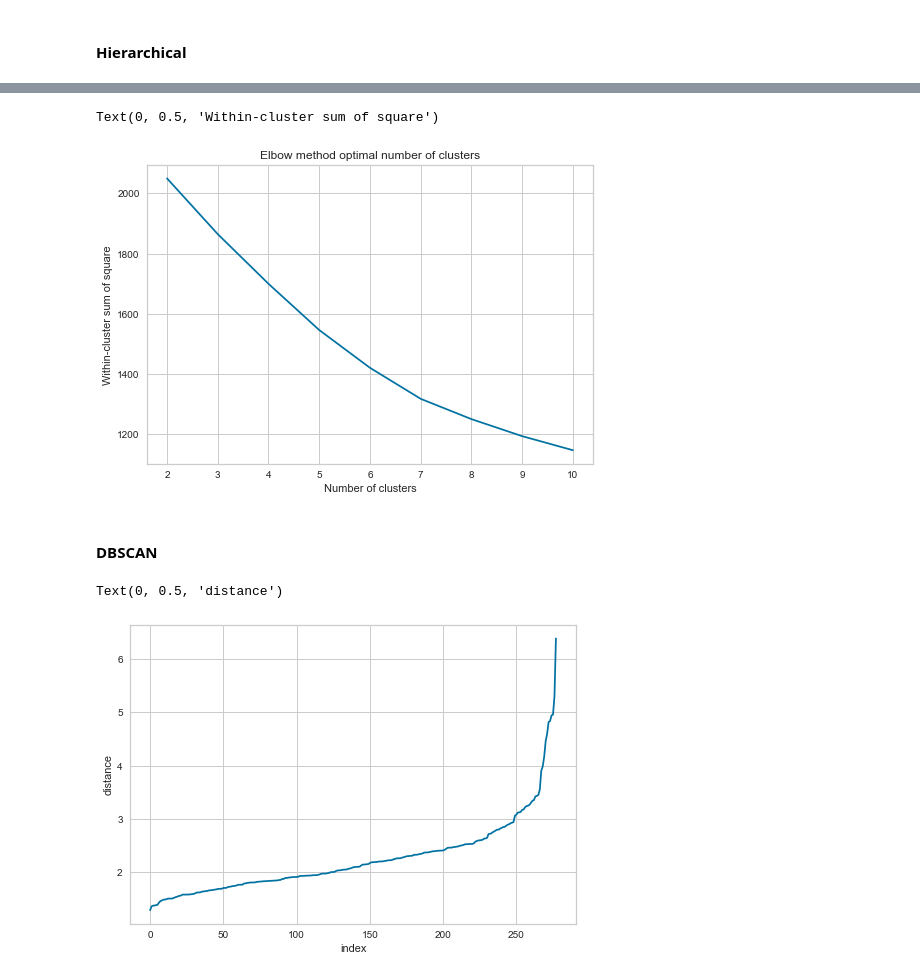
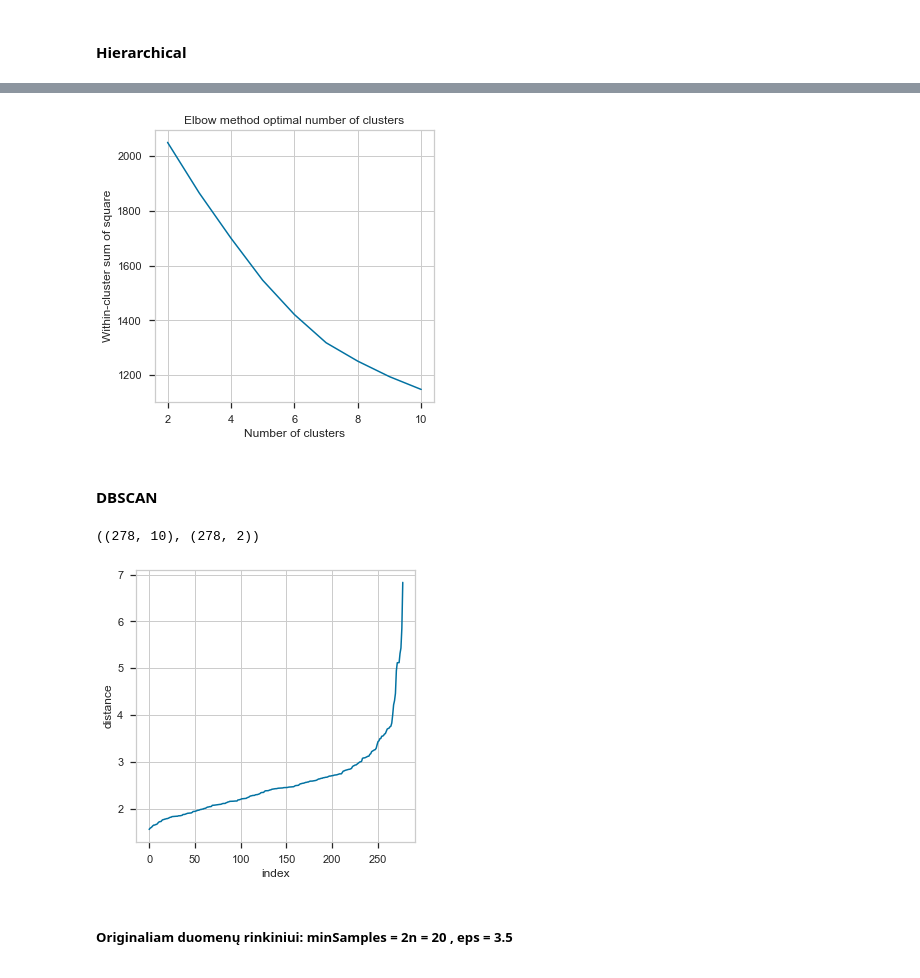
Before and after one commit to dovmar/PDVS, a Jupyter notebook: Lab_3/Lab-3.ipynb, the cells around one changed output, grey strips where cells are left out. Saved outputs shown, nothing was run; the diff lists cells and outputs as text; code cells hidden in the pictures.

```diff
--- a/Lab_3/Lab-3.ipynb
+++ b/Lab_3/Lab-3.ipynb
@@ -375,22 +399,23 @@ Text(0.5, 1.0, 'Hierarchical clustering (reduced dimensionality data)')
 # %%
 # jeigu kazkur prireiktu
 distortion = []
 for k in range(2, 11):
     variance = []
     model =  AgglomerativeClustering(n_clusters=k,linkage="ward")
     clusters = model.fit_predict(x)
     x_df = pd.DataFrame(x)
     for i in np.unique(clusters):
         variance.append(np.linalg.norm((x_df[clusters == i] - x_df[clusters == i].mean()))**2)
     distortion.append(np.sum(variance))
 
+fig, ax = plt.subplots(1,1,figsize=(5, 5))
 plt.plot(range(2,11),distortion)
 plt.title("Elbow method optimal number of clusters")
 plt.xlabel("Number of clusters")
 plt.ylabel("Within-cluster sum of square")
+plt.show()
 # %% [output]
-Text(0, 0.5, 'Within-cluster sum of square')
-[figure, old version]
+[figure, new version]
 # %% [markdown]
 #### DBSCAN
 # %%
@@ -399,24 +425,23 @@ def do_dbscan(df, **kwargs):
     pred = model.fit_predict(x)
 
     return pred, model
+# %%
+x.shape, x_small.shape
+# %% [output]
+((278, 10), (278, 2))
 # %%
-# eps reiksmes parinkimui
-from sklearn.neighbors import NearestNeighbors
-
-if x.shape[1] == 2:
-    min_samples = 4
-else:
-    min_samples = x.shape[1] + 1
-
-nn=NearestNeighbors(n_neighbors=min_samples).fit(x)
+nn=NearestNeighbors(n_neighbors=20).fit(x)
 
 distances, indices = nn.kneighbors(x)
 farthest = distances[:,-1]
 
+fig, ax = plt.subplots(1,1,figsize=(5, 5))
 plt.plot(np.sort(farthest))
 plt.xlabel("index")
 plt.ylabel("distance")
+plt.show()
 # %% [output]
-Text(0, 0.5, 'distance')
-[figure, old version]
+[figure, new version]
+# %% [markdown]
+#####  Originaliam duomenų rinkiniui: minSamples = 2n = 20 , eps = 3.5
 # %%
```
Also changed, not shown: parts of 26 cells of this notebook.
